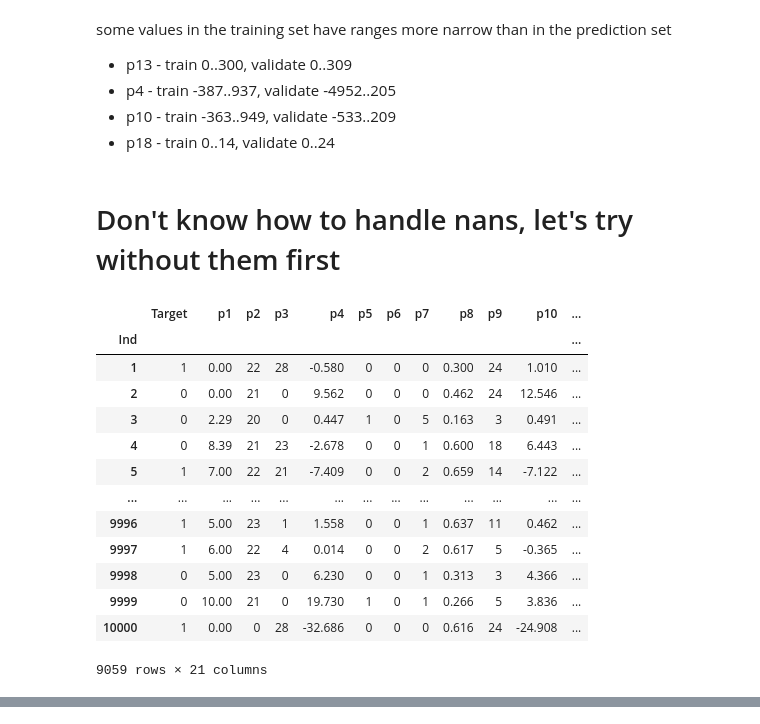
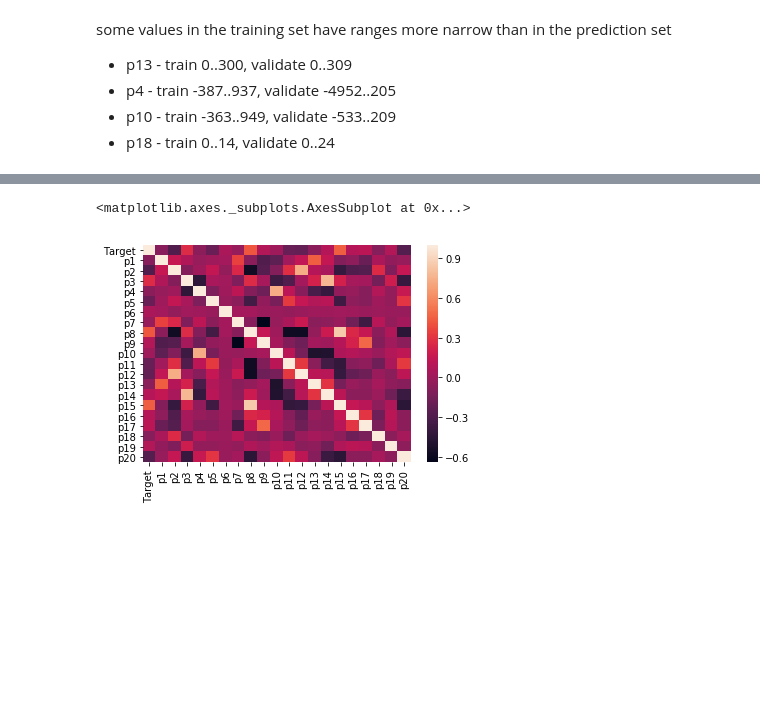
Before and after one commit to anatol-grabowski/test_task_plans_data, a Jupyter notebook: notebooks/task2.ipynb, the cells around one changed output, grey strips where cells are left out. Saved outputs shown, nothing was run; the diff lists cells and outputs as text; code cells hidden in the pictures; blank space fills up the shorter version.

```diff
--- a/notebooks/task2.ipynb
+++ b/notebooks/task2.ipynb
@@ -138,23 +164,8 @@ some values in the training set have ranges more narrow than in the prediction s
 - p4 - train -387..937, validate -4952..205
 - p10 - train -363..949, validate -533..209
 - p18 - train 0..14, validate 0..24
-# %% [markdown]
-# Don't know how to handle nans, let's try without them first
-# %%
-training_data_droppedna = original_training_data.dropna()
-training_data_droppedna
-# %% [output]
-|  | Target | p1 | p2 | p3 | p4 | p5 | p6 | p7 | p8 | p9 | p10 | ... |
-| Ind |  |  |  |  |  |  |  |  |  |  |  | ... |
-| 1 | 1 | 0.00 | 22 | 28 | -0.580 | 0 | 0 | 0 | 0.300 | 24 | 1.010 | ... |
-| 2 | 0 | 0.00 | 21 | 0 | 9.562 | 0 | 0 | 0 | 0.462 | 24 | 12.546 | ... |
-| 3 | 0 | 2.29 | 20 | 0 | 0.447 | 1 | 0 | 5 | 0.163 | 3 | 0.491 | ... |
-| 4 | 0 | 8.39 | 21 | 23 | -2.678 | 0 | 0 | 1 | 0.600 | 18 | 6.443 | ... |
-| 5 | 1 | 7.00 | 22 | 21 | -7.409 | 0 | 0 | 2 | 0.659 | 14 | -7.122 | ... |
-| ... | ... | ... | ... | ... | ... | ... | ... | ... | ... | ... | ... | ... |
-| 9996 | 1 | 5.00 | 23 | 1 | 1.558 | 0 | 0 | 1 | 0.637 | 11 | 0.462 | ... |
-| 9997 | 1 | 6.00 | 22 | 4 | 0.014 | 0 | 0 | 2 | 0.617 | 5 | -0.365 | ... |
-| 9998 | 0 | 5.00 | 23 | 0 | 6.230 | 0 | 0 | 1 | 0.313 | 3 | 4.366 | ... |
-| 9999 | 0 | 10.00 | 21 | 0 | 19.730 | 1 | 0 | 1 | 0.266 | 5 | 3.836 | ... |
-| 10000 | 1 | 0.00 | 0 | 28 | -32.686 | 0 | 0 | 0 | 0.616 | 24 | -24.908 | ... |
-9059 rows × 21 columns
+# %%
+correlations = original_training_data.corr()
+display(correlations)
+sns.heatmap(correlations)
+# %% [output]
@@ -160,0 +189,2 @@ training_data_droppedna
+<matplotlib.axes._subplots.AxesSubplot at 0x...>
+[figure, added]
```
Also changed, not shown: parts of 13 cells of this notebook, 3 other files.
